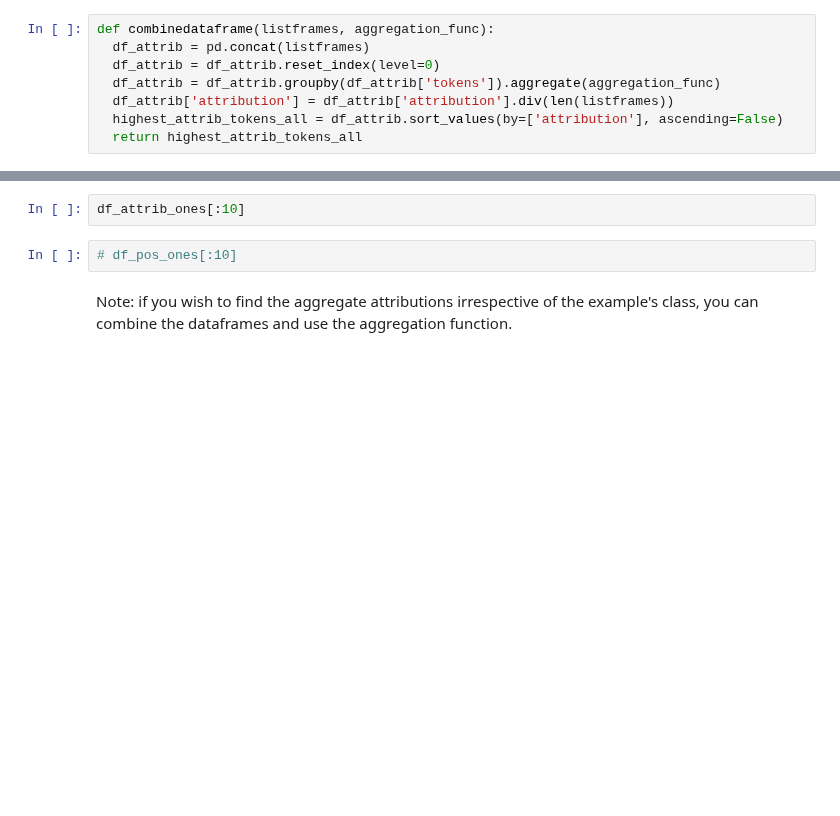
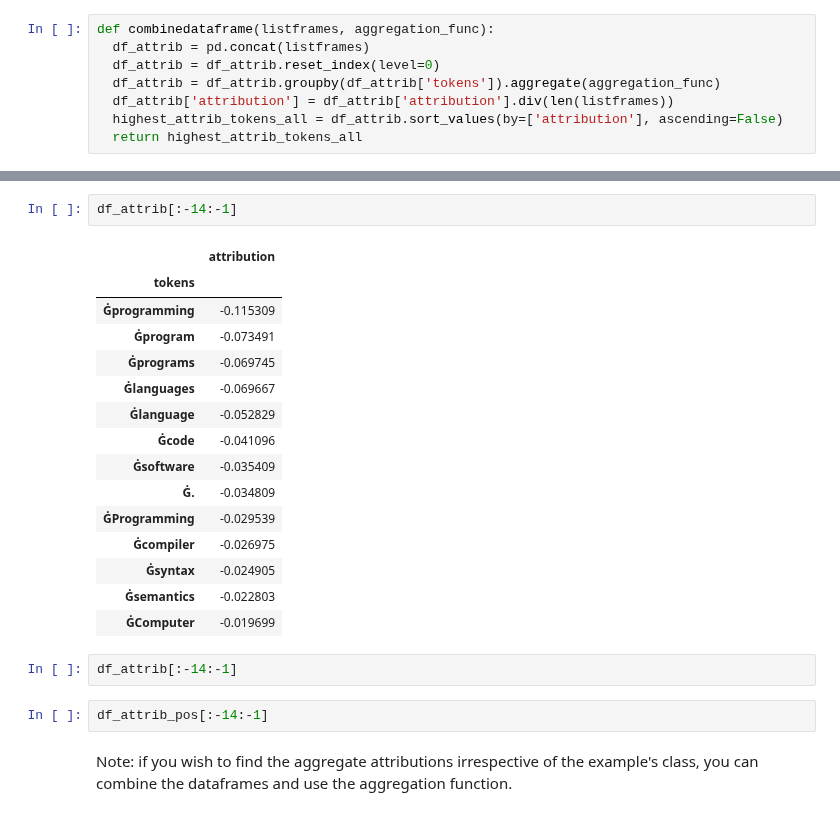
Before and after one commit to danielhou13/cogs402longformer, a Jupyter notebook: src/CaptumLongformerSequenceClassificationaggregate.ipynb, the cells around one changed output, grey strips where cells are left out. Drawn from its saved outputs; the diff is of its cells as text; blank space fills up the shorter version.

```diff
--- a/src/CaptumLongformerSequenceClassificationaggregate.ipynb
+++ b/src/CaptumLongformerSequenceClassificationaggregate.ipynb
@@ -244,7 +257,25 @@ Here we get the attributions for the positive class. We are once again only show
-# %%
-df_attrib_ones[:10]
-# %%
-# df_pos_ones[:10]
+# %%
+df_attrib[:-14:-1]
+# %% [output]
+|  | attribution |
+| tokens |  |
+| Ġprogramming | -0.115309 |
+| Ġprogram | -0.073491 |
+| Ġprograms | -0.069745 |
+| Ġlanguages | -0.069667 |
+| Ġlanguage | -0.052829 |
+| Ġcode | -0.041096 |
+| Ġsoftware | -0.035409 |
+| Ġ. | -0.034809 |
+| ĠProgramming | -0.029539 |
+| Ġcompiler | -0.026975 |
+| Ġsyntax | -0.024905 |
+| Ġsemantics | -0.022803 |
+| ĠComputer | -0.019699 |
+# %%
+df_attrib[:-14:-1]
+# %%
+df_attrib_pos[:-14:-1]
 # %% [markdown]
 Note: if you wish to find the aggregate attributions irrespective of the example's class, you can combine the dataframes and use the aggregation function.
 # %% [markdown]
```
Also changed, not shown: parts of 21 cells of this notebook.
